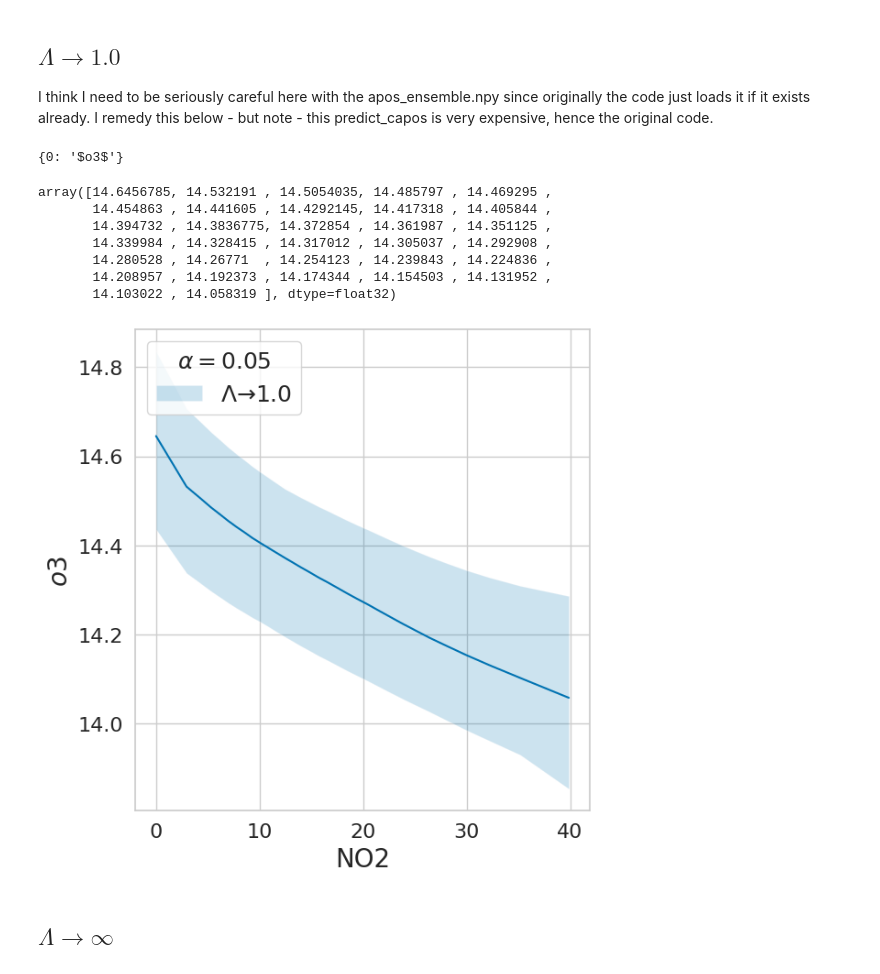
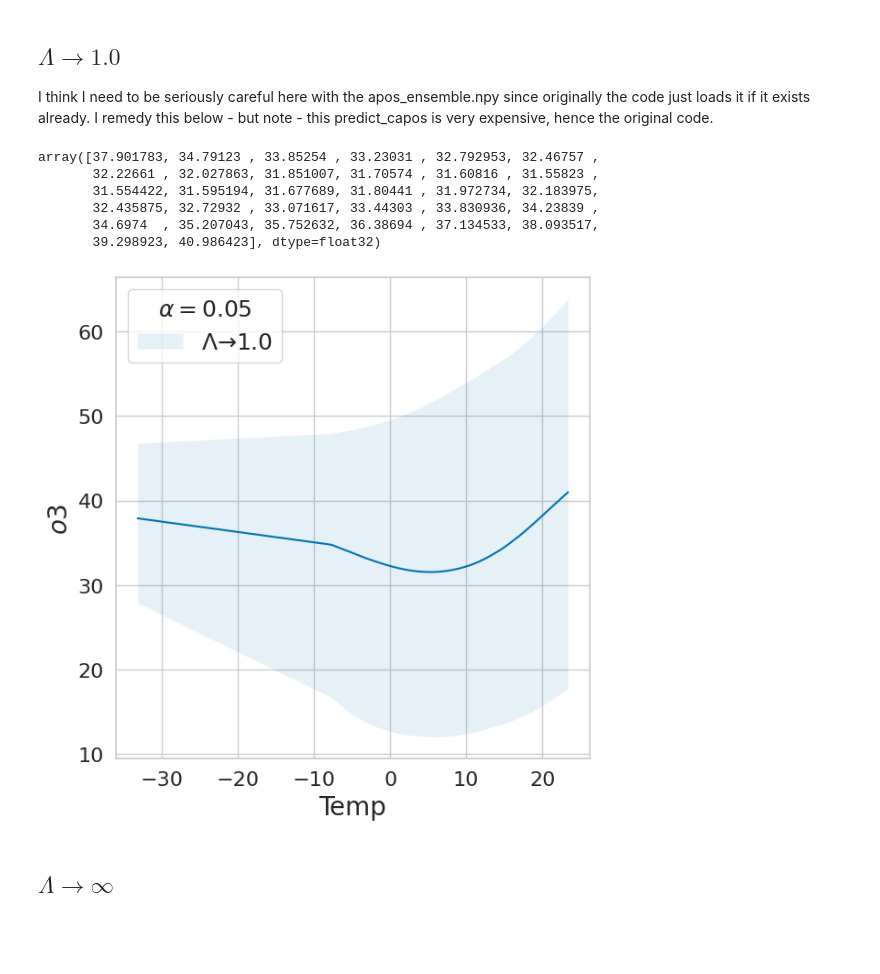
Before and after one commit to shmh40/overcast, a Jupyter notebook: examples/aci/transformer/evaluate_toar_edit.ipynb, the cells around one changed output. Cells and saved outputs as stored; diff of their text form; code cells hidden in the pictures; blank space fills up the shorter version.

Commit message:
evaluating temp and nox changes

```diff
--- a/examples/aci/transformer/evaluate_toar_edit.ipynb
+++ b/examples/aci/transformer/evaluate_toar_edit.ipynb
@@ -963,7 +964,7 @@ _ = ax2.set_xlabel("AOD")
 # these are going to change somewhat...but to what!
 
 experiment_dir = Path("/home/jovyan/lustre_scratch/cas/packages/overcast/test_outputs/")
-experiment_dir = experiment_dir / "jasmin-daily_treatment-temp_covariates-press-u-v-relhum-cloudcover-pblheight_outcomes-o3_bins-1_bs-True"
+experiment_dir = experiment_dir / "jasmin-daily_treatment-temp_covariates-press-u-v-pblheight-relhum-cloudcover_outcomes-o3_bins-1_bs-True"
 experiment_dir = experiment_dir / "appended-treatment-transformer"
 experiment_dir = experiment_dir / "dh-256_nco-24_nct-24_dp-3_nh-4_ns-0.01_bt-0.0_ln-False_dr-0.5_sn-0.0_lr-0.0002_bs-32_ep-500"
 config_path = experiment_dir / "config.json"
@@ -1219,7 +1215,3 @@ np.save(apos_ensemble_path, apos_ensemble)
 #    np.save(apos_ensemble_path, apos_ensemble)
 #else:
 #    apos_ensemble = np.load(apos_ensemble_path)
-# %%
-TARGET_KEYS
-# %% [output]
-{0: '$o3$'}
@@ -1228,32 +1218,34 @@ apos_ensemble
+# %%
+apos_ensemble_path = Path("apos_ensemble_temp.npy")
+apos_ensemble = np.load(apos_ensemble_path)
 # %%
 apos_ensemble[0].mean(0)
 # %% [output]
-array([14.6456785, 14.532191 , 14.5054035, 14.485797 , 14.469295 ,
-       14.454863 , 14.441605 , 14.4292145, 14.417318 , 14.405844 ,
-       14.394732 , 14.3836775, 14.372854 , 14.361987 , 14.351125 ,
-       14.339984 , 14.328415 , 14.317012 , 14.305037 , 14.292908 ,
-       14.280528 , 14.26771  , 14.254123 , 14.239843 , 14.224836 ,
-       14.208957 , 14.192373 , 14.174344 , 14.154503 , 14.131952 ,
-       14.103022 , 14.058319 ], dtype=float32)
+array([37.901783, 34.79123 , 33.85254 , 33.23031 , 32.792953, 32.46757 ,
+       32.22661 , 32.027863, 31.851007, 31.70574 , 31.60816 , 31.55823 ,
+       31.554422, 31.595194, 31.677689, 31.80441 , 31.972734, 32.183975,
+       32.435875, 32.72932 , 33.071617, 33.44303 , 33.830936, 34.23839 ,
+       34.6974  , 35.207043, 35.752632, 36.38694 , 37.134533, 38.093517,
+       39.298923, 40.986423], dtype=float32)
 # %%
 alpha = 0.05
 idx_outcome = 0
 _ = sns.lineplot(x=treatments, y=apos_ensemble[idx_outcome].mean(0))
 _ = plt.fill_between(
     x=treatments,
     y1=np.quantile(apos_ensemble[idx_outcome], 1 - alpha / 2, axis=0),
     y2=np.quantile(apos_ensemble[idx_outcome], alpha / 2, axis=0),
-    alpha=0.2,
+    alpha=0.1,
     label=r"$\Lambda \to 1.0 $",
 )
 _ = plt.legend(
     title=r"$\alpha=$" + f"{alpha}",
     loc="upper left",
 )
 _ = plt.ylabel(TARGET_KEYS[idx_outcome])
-_ = plt.xlabel("NO2")
+_ = plt.xlabel("Temp")
 # %% [output]
-[figure, old version]
+[figure, new version]
 # %% [markdown]
 ## $\Lambda \to \infty$
 # %%
```
Also changed, not shown: parts of 54 cells of this notebook.
